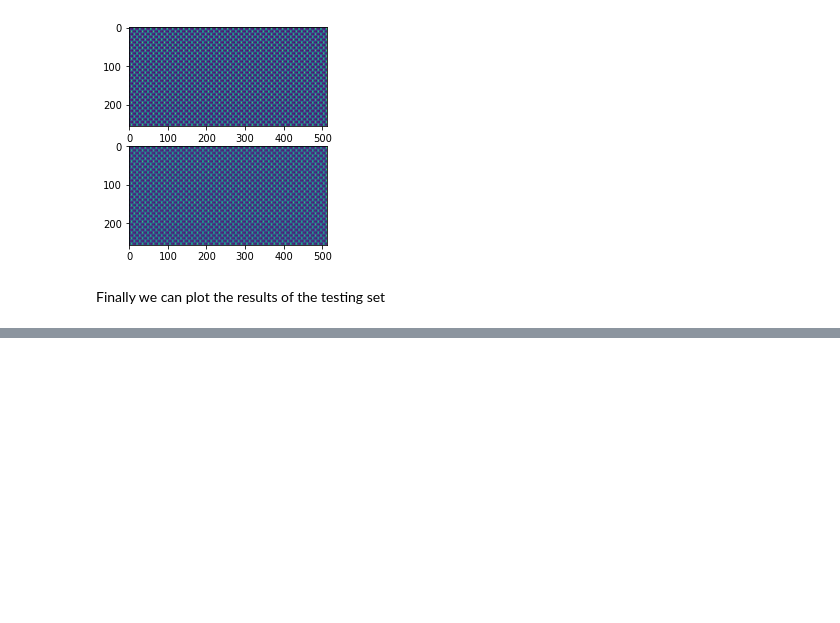
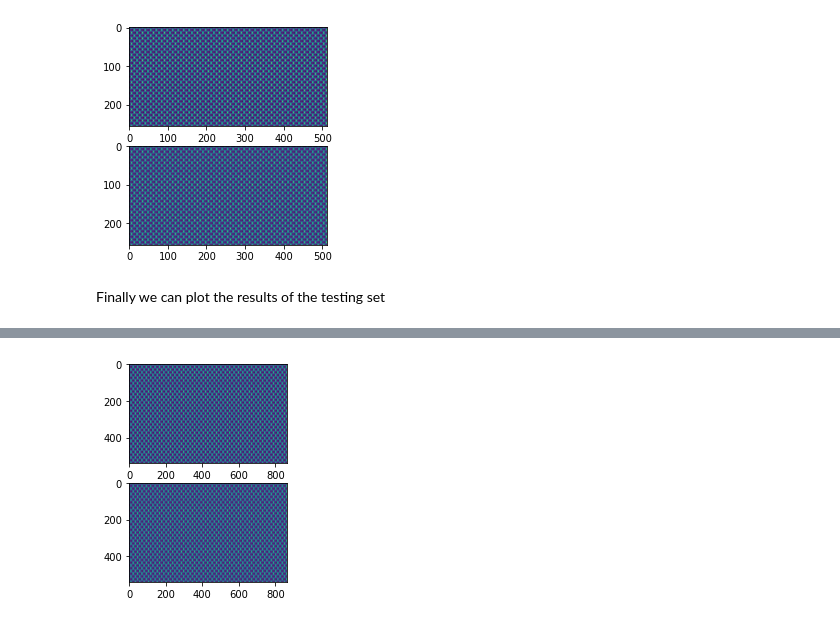
Before and after one commit to Chr1sC0de/TurbulentEggCartonPrediction, a Jupyter notebook: 04_putting_it_all_together.ipynb, the cells around one changed output, grey strips where cells are left out. Cells and saved outputs as stored; diff of their text form; code cells hidden in the pictures; blank space fills up the shorter version.

Commit message:
added how to output ot a mat file

```diff
--- a/04_putting_it_all_together.ipynb
+++ b/04_putting_it_all_together.ipynb
@@ -82,11 +83,11 @@ Finally we can plot the results of the testing set
 
 with torch.no_grad():
     for i, data in enumerate(test_loader):
-        x, y = data.values()
+        x, y_orig = data.values()
         x = resizer(x).float()
         # scale the input data by 1000000 to avoid floating point issues and obtain
         # more stable solutions
-        y = resizer(y).float()*1000000
+        y = resizer(y_orig).float()*1000000
         # convert our tensors to cuda tensors and scale the data to avoid floating
         # point error
         x = x.cuda()
@@ -107 +108,21 @@ current loss: 1.022
 [figure]
+# %%
+# resize the data to the original size and unscale
+upsizer = partial(torch.nn.functional.interpolate, align_corners=True,
+    mode="bilinear", size=(541, 864))
+y_pred_upsized = upsizer(y_pred)/1000000
+# save the dat to a mat file
+output = {
+    "y_pred": y_pred_upsized.cpu().detach().numpy(),
+    "y_true": y_orig.cpu().detach().numpy()
+}
+
+scipy.io.savemat("pred_vs_truth.mat", output)
+# %%
+f, ax = plt.subplots(2,1)
+ax[0].imshow(output["y_pred"][0][0])
+# plot the ground truth
+ax[1].imshow(output["y_true"][0][0])
+plt.show()
+# %% [output]
+[figure, added]
```
Also changed, not shown: parts of 4 cells of this notebook, 2 other files.
